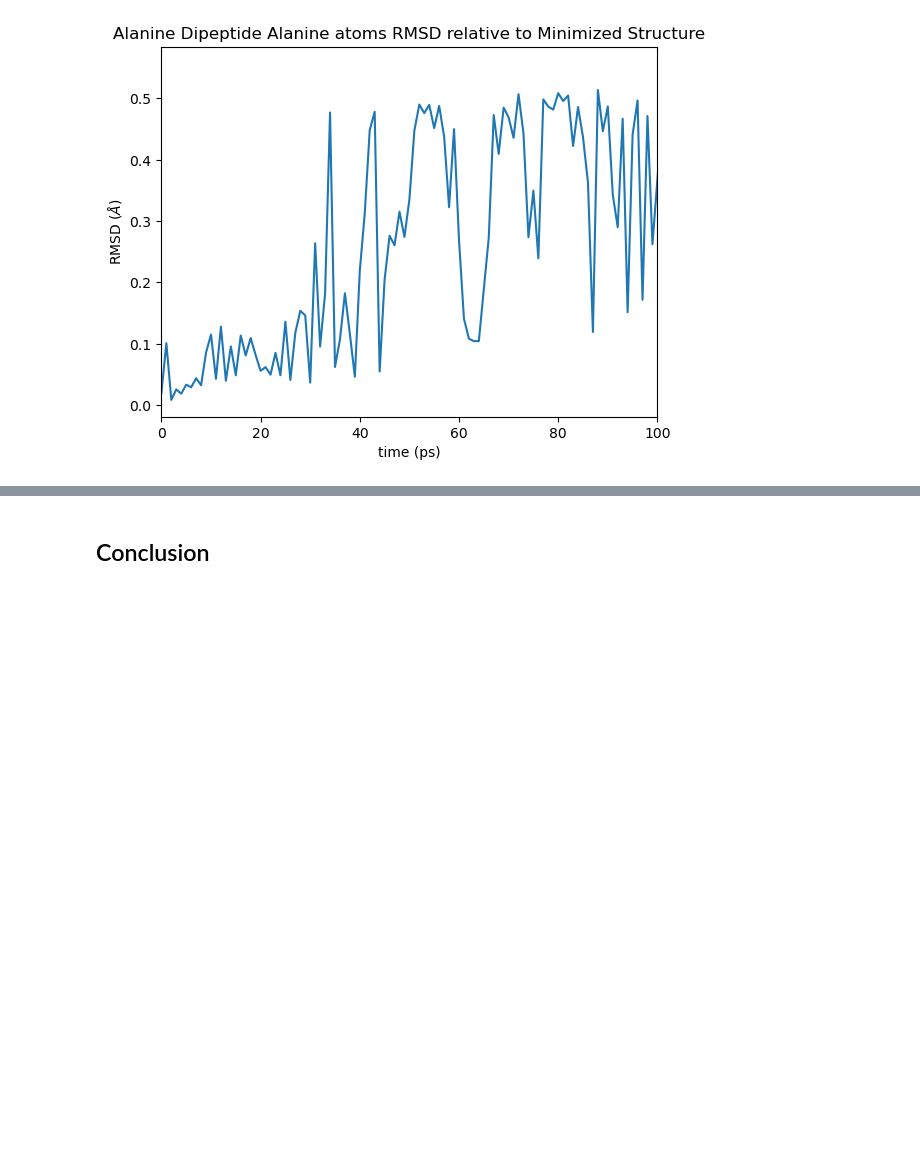
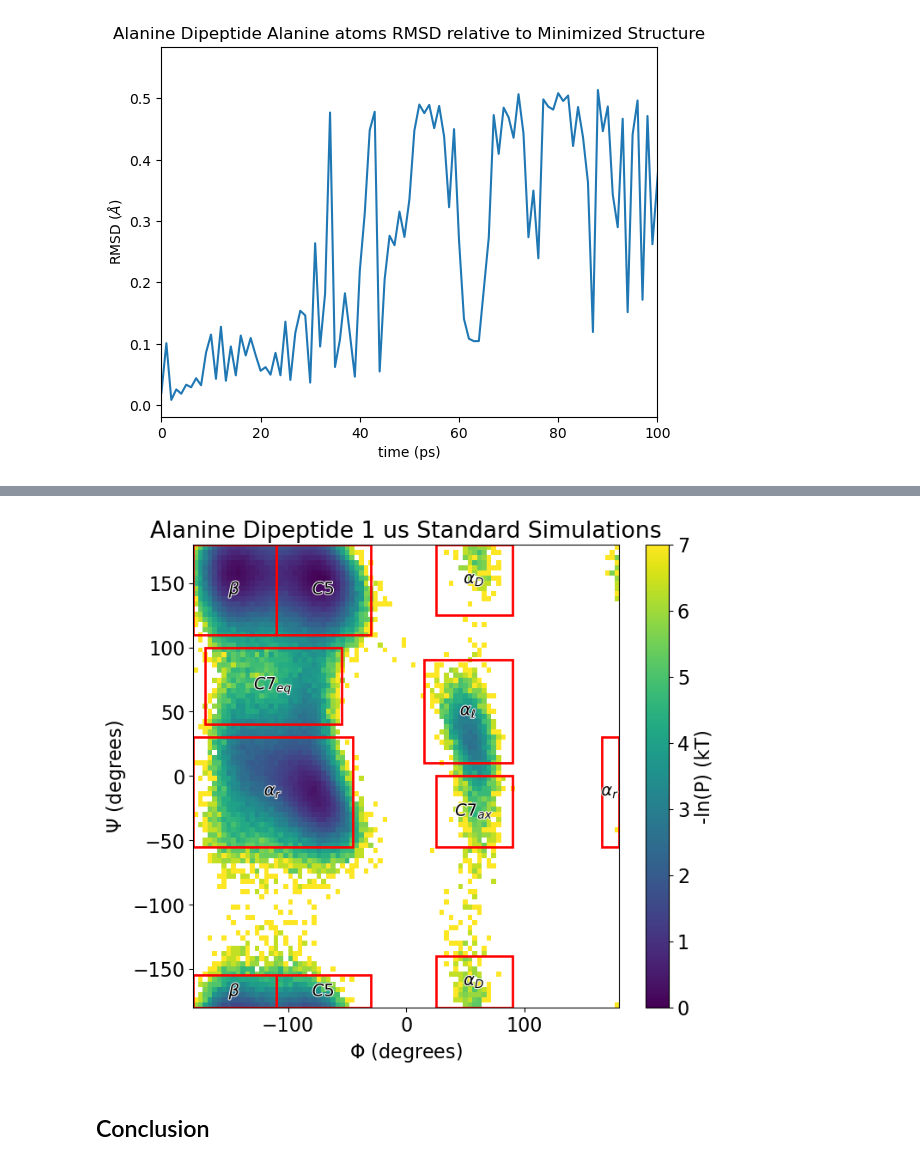
Before and after one commit to jeremyleung521/drug-design2025, a Jupyter notebook: alanine-dipeptide/DiAla_Tut.ipynb, the cells around one changed output, grey strips where cells are left out. Cells and saved outputs as stored; diff of their text form; code cells hidden in the pictures; blank space fills up the shorter version.

Commit message:
add ramachandran exercise

```diff
--- a/alanine-dipeptide/DiAla_Tut.ipynb
+++ b/alanine-dipeptide/DiAla_Tut.ipynb
@@ -558,3 +649,80 @@ In this example, there is no significant conformational change in the positions
+# %%
+import numpy as np
+import matplotlib.pyplot as plt
+from matplotlib.patches import Rectangle
+import matplotlib.patheffects as PathEffects
+# Loading the reference data
+ref_phipsi = numpy.load('sample_files/diala_ramachandran_data.npy')
+
+# Assigning all phi/psi pairs into a 2D grid of bins.
+# First ouput is the counts, the second/third dimensions indicate the x-, y- coordinates of the bin.
+counts_ref, bins_ref_x, bins_ref_y = np.histogram2d(ref_phipsi[:,0], ref_phipsi[:,1], bins=(90,90), range=[[-180, 180], [-180, 180]])
+
+# We will need to find the maximum count of the graph to normalize our probabilities.
+pmax_ref = np.max(counts_ref)
+
+# Create an empty 90 x 90 grid, then loop through each bin to calculate the probability of each bin (-ln(counts/max_counts))
+# There will be a "divide by zero error" because we have unpopulated bins. Ignore it.
+histogram_ref = np.zeros(shape=(90,90))
+for i, val in enumerate(counts_ref):
+    for j in range(len(counts_ref[0])):
+        histogram_ref[i,j] = -np.log(val[j]/ pmax_ref);
+
+# Our histogram is centered at the top left. We want it in the center.
+histogram_ref = np.rot90(np.flip(histogram_ref,axis=1))
+
+# Actually pliotting it
+# Setting up the figure
+plt.rcParams['figure.figsize'] = [8,7]
+plt.rcParams['font.size'] = 16
+
+# Plotting it, setting the min/max of the colorbar, plotting the colorbar, changing the min/max of the x/y-axes
+mesh_ref = plt.pcolormesh(bins_ref_x,bins_ref_y,histogram_ref)
+mesh_ref.set_clim(0, 7)
+plt.colorbar(label='-ln(P) (kT)')
+plt.xlim(-180, 180)
+plt.ylim(-180,180)
+
+# Titles and labels
+plt.title('Alanine Dipeptide 1 us Standard Simulations')
+plt.xlabel(r'$\Phi$ (degrees)')
+plt.ylabel(r'$\Psi$ (degrees)');
+
+
+##### The following section is for labeling
+# Getting plotting axes
+ax = plt.gca()
+
+# Label States
+states = {r'$\alpha_{r}$' : [-180, -55, -45, 30],
+             r'$C7_{ax}$' : [25, -55, 90, 0],
+             r'$C7_{eq}$' : [-170, 40, -55, 100],
+                  r'$C5$' : [-110, 110, -30, 180],
+               r'$\beta$' : [-180,110,-110,180],
+          r'$\alpha_{D}$' : [25,125,90,180],
+          r'$\alpha_{\ell}$' : [15,10,90,90],}
+
+extras = {r'$\alpha_{r}$' : [165,-55,180,30],
+                  r'$C5$' : [-110,-180,-30,-155],
+               r'$\beta$' : [-180,-180,-110,-155],
+           r'$\alpha_{D}$': [25,-180,90,-140],}
+for states in [states, extras]:
+    for state in states:
+        xmin=states[state][0]
+        ymin=states[state][1]
+        xmax=states[state][2]
+        ymax=states[state][3]
+        rectangle = Rectangle((xmin, ymin), (xmax-xmin), (ymax-ymin),
+                               linewidth=2, color='red', alpha=1, fill=None)
+        ax.add_patch(rectangle)
+        rx, ry = rectangle.get_xy()
+        cx = rx + rectangle.get_width()/2.0
+        cy = ry + rectangle.get_height()/2.0
+        txt = ax.annotate(state, (cx, cy), color='k', weight='black',
+                    fontsize=14, ha='center', va='center')
+        txt.set_path_effects([PathEffects.withStroke(linewidth=1.5, foreground='w')])
+# %% [output]
+[figure, added]
 # %% [markdown]
 ## Conclusion
 # %% [markdown]
```
Also changed, not shown: parts of 14 cells of this notebook, 1 other file.
